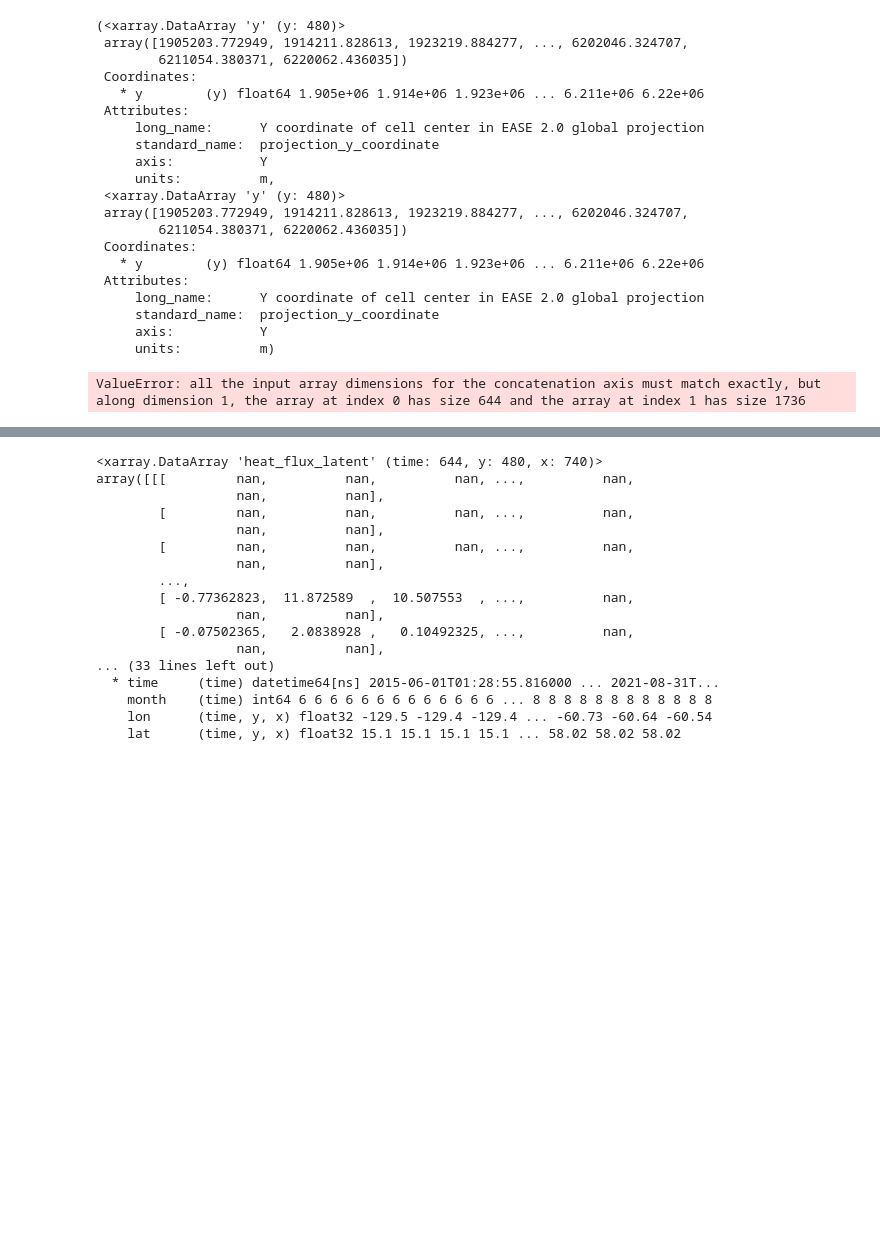
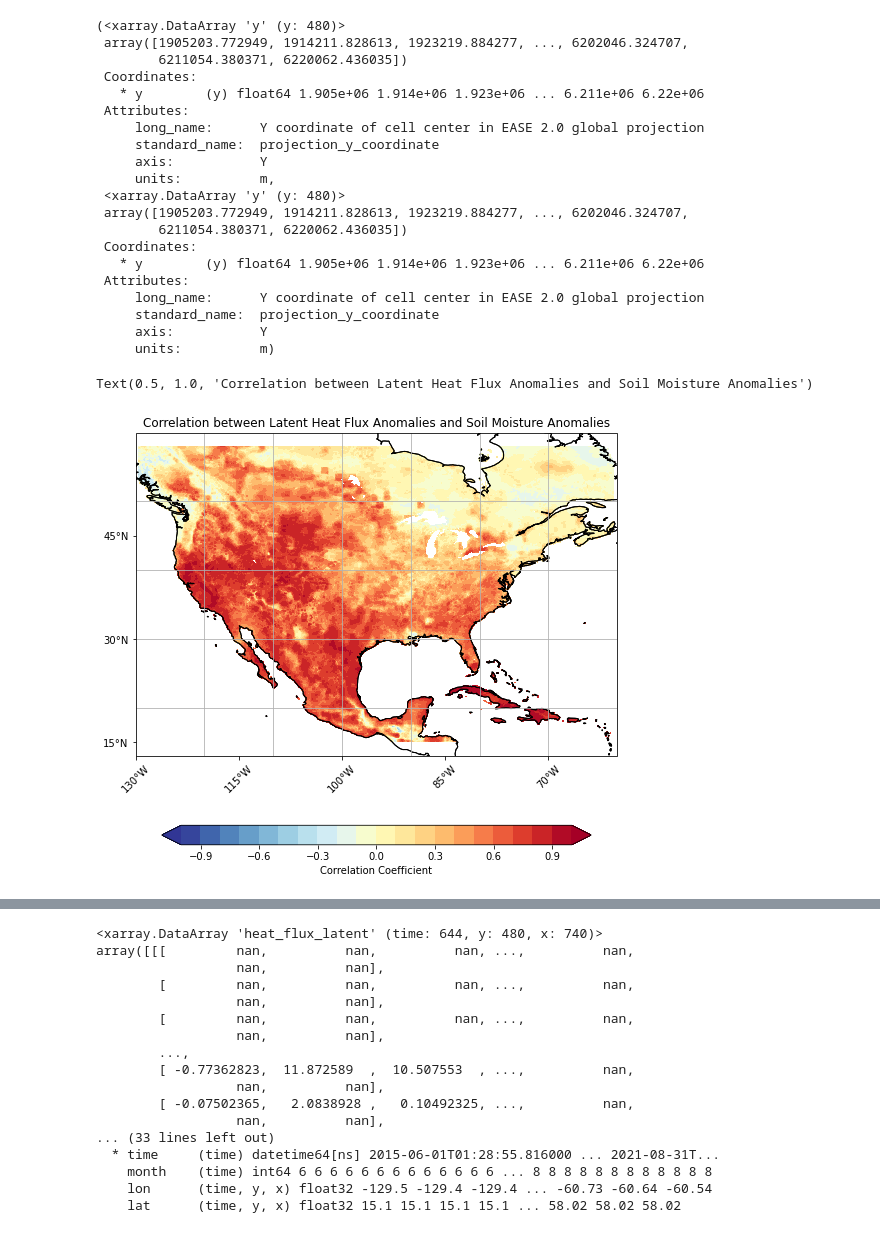
Before and after one commit to BDavis39/CLIM680, a Jupyter notebook: CLIM680_Assignments.ipynb, the cells around one changed output, grey strips where cells are left out. Drawn from its saved outputs; the diff is of its cells as text; code cells hidden in the pictures; blank space fills up the shorter version.

```diff
--- a/CLIM680_Assignments.ipynb
+++ b/CLIM680_Assignments.ipynb
@@ -1085,4 +1106,13 @@ for i in range(nx):
 #        r,p=pearsonr(ETanoms[:,j,i],NRanoms[:,j,i])
 #        r_array_nr[j,i]=r
 #        p_array_nr[j,i]=p
+# %%
+p_array_nr=np.zeros((ny,nx))
+r_array_sm=np.zeros((ny,nx))
+
+for i in range(nx):
+    for j in range(ny):
+        r,p=pearsonr(ETanoms[:,j,i],NRanoms[:,j,i])
+        r_array_nr[j,i]=r
+        p_array_nr[j,i]=p
 # %%
@@ -1091,5 +1120,56 @@ mask_sig_nr=np.where(p_array_nr<0.05,r_array_nr,np.nan)
+# %%
+clevs=np.arange(-1,1.1,0.1)
+
+fig = plt.figure(figsize=(11,8.5))
+
+# Set the axes using the specified map projection
+ax=plt.axes(projection=ccrs.PlateCarree(central_longitude=180))
+
+# Add cyclic point
+data=r_array_sm
+
+# Make a filled contour plot
+cs=ax.contourf(ds3['cell_lon'][1,1,:],ds3['cell_lat'][1,:,1],
+            data,clevs,
+            transform=ccrs.PlateCarree(),
+            cmap='RdYlBu_r',extend='both')
+
+#ax.contourf(ds3['cell_lon'][1,:,1],ds3['cell_lat'][1,1,:],mask_sig_sm,[0,1],
+#            transform = ccrs.PlateCarree(),colors='None',
+#            hatches=['.','.'],extend='both',alpha=0)
+
+ # Set extent
+ax.set_extent([-130, -60, 13, 60], crs=ccrs.PlateCarree())
+
+# Longitude labels
+ax.set_xticks(np.arange(-130,-60,15), crs=ccrs.PlateCarree())
+lon_formatter = cticker.LongitudeFormatter()
+ax.xaxis.set_major_formatter(lon_formatter)
+ax.tick_params(axis='x', labelrotation = 45)
+
+# Latitude labels
+ax.set_yticks(np.arange(15,59,15), crs=ccrs.PlateCarree())
+lat_formatter = cticker.LatitudeFormatter()
+ax.yaxis.set_major_formatter(lat_formatter)
+
+# Add coastlines
+ax.coastlines()
+
+# Add gridlines
+ax.gridlines()
+
+# Add coastlines
+ax.coastlines()
+
+# Call colorbar
+cbar=plt.colorbar(cs,orientation='horizontal',shrink=0.7,
+                 label='Correlation Coefficient')
+
+# Add title
+plt.title('Correlation between Latent Heat Flux Anomalies and Soil Moisture Anomalies')
+# %% [output]
+Text(0.5, 1.0, 'Correlation between Latent Heat Flux Anomalies and Soil Moisture Anomalies')
+[figure, added]
 # %%
 slope_SM, intercept_SM, r_value_SM, p_value_SM, std_err_SM = linregress(ET_avg, SM_avg)
-slope_Rad, intercept_Rad, r_value_Rad, p_value_Rad, std_err_Rad = linregress(ET_avg, Rad_avg)
+#slope_Rad, intercept_Rad, r_value_Rad, p_value_Rad, std_err_Rad = linregress(ET_avg, Rad_avg)
-# %% [output]
-ValueError: all the input array dimensions for the concatenation axis must match exactly, but along dimension 1, the array at index 0 has size 644 and the array at index 1 has size 1736
```
Also changed, not shown: parts of 4 cells of this notebook, 2 other files.
